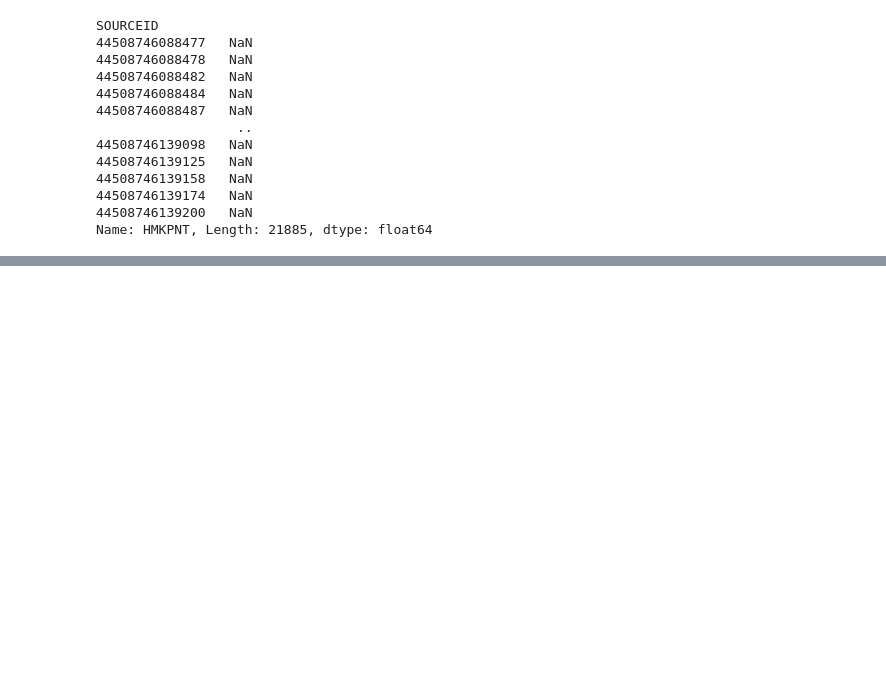
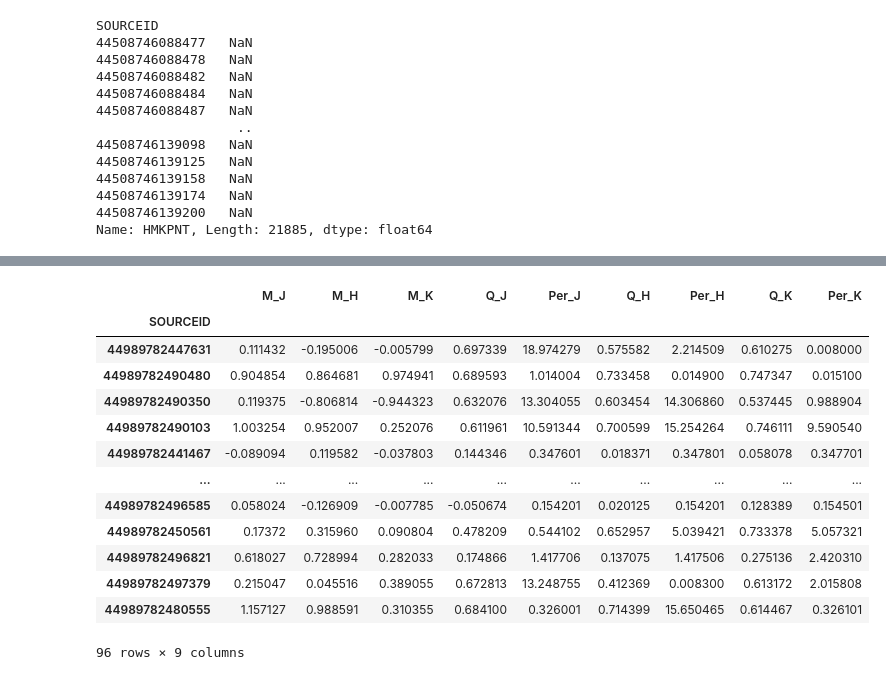
Before and after one commit to tomr-stargazer/Variability_Project_2020, a Jupyter notebook: wuvars/analysis/prototypes/Results summary.ipynb, the cells around one changed output, grey strips where cells are left out. Cells and saved outputs as stored; diff of their text form; code cells hidden in the pictures; blank space fills up the shorter version.

```diff
--- a/wuvars/analysis/prototypes/Results summary.ipynb
+++ b/wuvars/analysis/prototypes/Results summary.ipynb
@@ -350,0 +397,18 @@ Table length=94
+# %%
+
+qm_dict['ic'].set_index("SOURCEID")[approved_v2]
+# %% [output]
+|  | M_J | M_H | M_K | Q_J | Per_J | Q_H | Per_H | Q_K | Per_K |
+| SOURCEID |  |  |  |  |  |  |  |  |  |
+| 44989782447631 | 0.111432 | -0.195006 | -0.005799 | 0.697339 | 18.974279 | 0.575582 | 2.214509 | 0.610275 | 0.008000 |
+| 44989782490480 | 0.904854 | 0.864681 | 0.974941 | 0.689593 | 1.014004 | 0.733458 | 0.014900 | 0.747347 | 0.015100 |
+| 44989782490350 | 0.119375 | -0.806814 | -0.944323 | 0.632076 | 13.304055 | 0.603454 | 14.306860 | 0.537445 | 0.988904 |
+| 44989782490103 | 1.003254 | 0.952007 | 0.252076 | 0.611961 | 10.591344 | 0.700599 | 15.254264 | 0.746111 | 9.590540 |
+| 44989782441467 | -0.089094 | 0.119582 | -0.037803 | 0.144346 | 0.347601 | 0.018371 | 0.347801 | 0.058078 | 0.347701 |
+| ... | ... | ... | ... | ... | ... | ... | ... | ... | ... |
+| 44989782496585 | 0.058024 | -0.126909 | -0.007785 | -0.050674 | 0.154201 | 0.020125 | 0.154201 | 0.128389 | 0.154501 |
+| 44989782450561 | 0.17372 | 0.315960 | 0.090804 | 0.478209 | 0.544102 | 0.652957 | 5.039421 | 0.733378 | 5.057321 |
+| 44989782496821 | 0.618027 | 0.728994 | 0.282033 | 0.174866 | 1.417706 | 0.137075 | 1.417506 | 0.275136 | 2.420310 |
+| 44989782497379 | 0.215047 | 0.045516 | 0.389055 | 0.672813 | 13.248755 | 0.412369 | 0.008300 | 0.613172 | 2.015808 |
+| 44989782480555 | 1.157127 | 0.988591 | 0.310355 | 0.684100 | 0.326001 | 0.714399 | 15.650465 | 0.614467 | 0.326101 |
+96 rows × 9 columns
```
Also changed, not shown: parts of 8 cells of this notebook.
